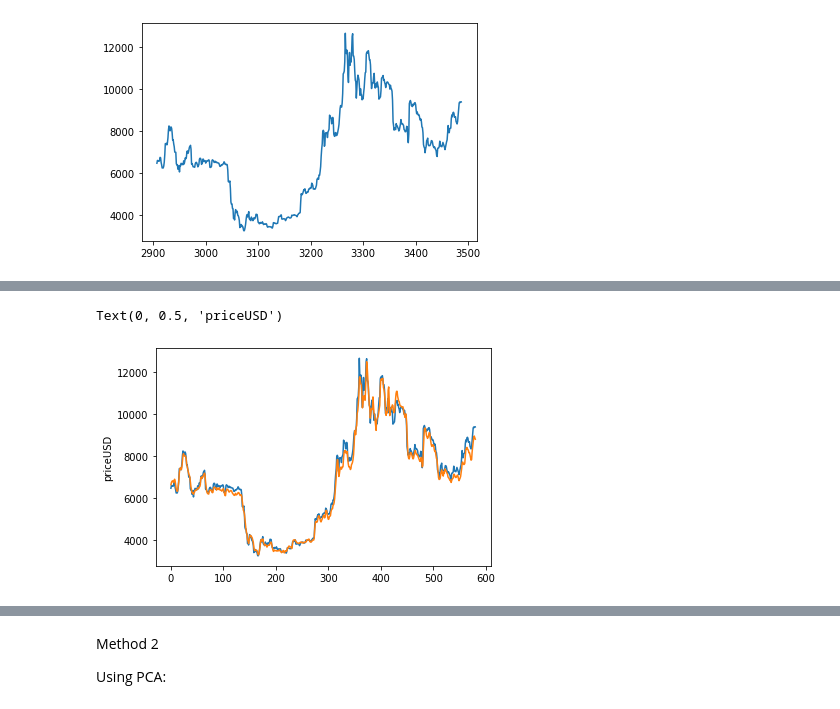
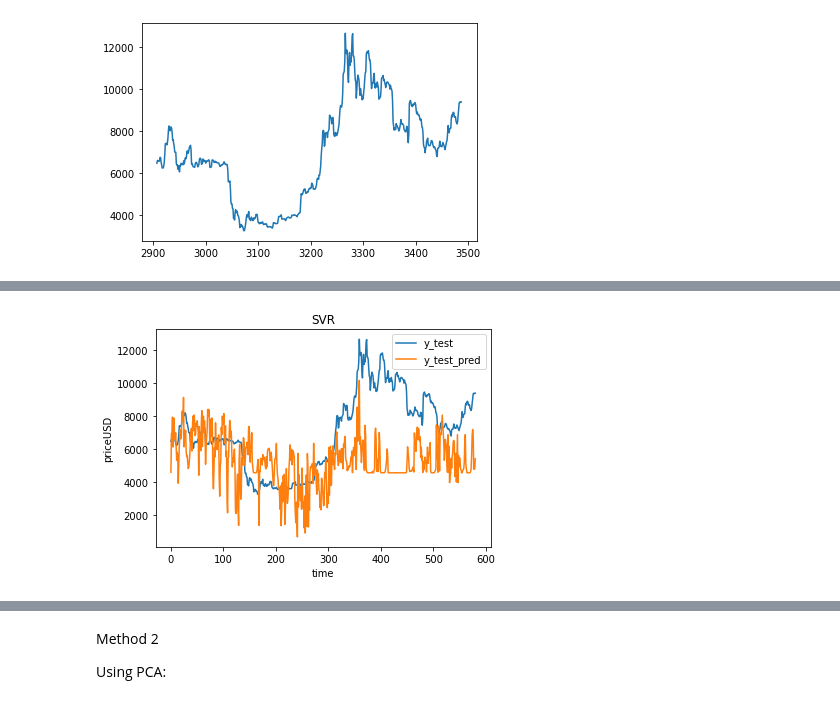
Before and after one commit to skillnerve/DataScience-Projects, a Jupyter notebook: BTC.ipynb, the cells around one changed output, grey strips where cells are left out. Saved outputs shown, nothing was run; the diff lists cells and outputs as text; code cells hidden in the pictures.

```diff
--- a/BTC.ipynb
+++ b/BTC.ipynb
@@ -223,5 +292,0 @@ x_train.shape
-# %%
-scaler = MinMaxScaler(feature_range=(0, 1)).fit(x_train)
-x_train = scaler.transform(x_train)
-x_cv = scaler.transform(x_cv)
-x_test = scaler.transform(x_test)
@@ -265,4 +292,0 @@ logdir = "logs/fit/" + datetime.now().strftime("%Y%m%d-%H%M%S")
-# %%
-tensorboard_callback = keras.callbacks.TensorBoard(log_dir=logdir)
-# Scaler=make_pipeline(RobustScaler(),MinMaxScaler()).fit(x_train,y_train)
-model.fit(x_train,y_train,validation_data=(x_cv,y_cv),batch_size=1,epochs=500,callbacks=tensorboard_callback)
@@ -287,0 +313,18 @@ Epoch 500/500
+# %%
+train=[]
+cv=[]
+for i in [0.01,0.1,0.2,0.3,0.4,0.5,0.6,0.7,0.8,0.9]:
+  regr = make_pipeline(RobustScaler(),StandardScaler(), SVR(kernel='rbf',C=10000, epsilon=i))
+  regr.fit(x_train,y_train)
+  y_train_pred=regr.predict(x_train)
+  train.append(mean_squared_error(y_train, y_train_pred))
+  y_cv_pred=regr.predict(x_cv)
+  cv.append(mean_squared_error(y_cv, y_cv_pred))
+plt.plot(train,label='train')
+plt.plot(cv,label='cv')
+plt.xlabel('C_Value')
+plt.xticks([0,1,2,3,4,5,6,7,8,9],[0.01,0.1,0.2,0.3,0.4,0.5,0.6,0.7,0.8,0.9])
+plt.ylabel('error')
+plt.title('SVR')
+plt.legend()
+plt.show()
@@ -288,12 +333,16 @@ Epoch 500/500
+# %%
+regr = make_pipeline(RobustScaler(),StandardScaler(), SVR(C=10000))
+regr.fit(x_train,y_train)
+y_test_pred=regr.predict(x_test)
 # %%
-y_test_pred=model.predict(x_test).flatten()
-
-sns.lineplot(x=np.arange(len(y_test)),y=y_test)
-sns.lineplot(x=np.arange(len(y_test)),y=y_test_pred)
+sns.lineplot(x=np.arange(len(y_test)),y=y_test,label='y_test')
+sns.lineplot(x=np.arange(len(y_test)),y=y_test_pred,label='y_test_pred')
 plt.ylabel('priceUSD')
+plt.xlabel('time')
+plt.title("SVR")
+plt.show()
 # %% [output]
-Text(0, 0.5, 'priceUSD')
-[figure, old version]
+[figure, new version]
 # %%
 print(mean_squared_error(y_test, y_test_pred))
 # %% [output]
```
Also changed, not shown: parts of 157 cells of this notebook.
